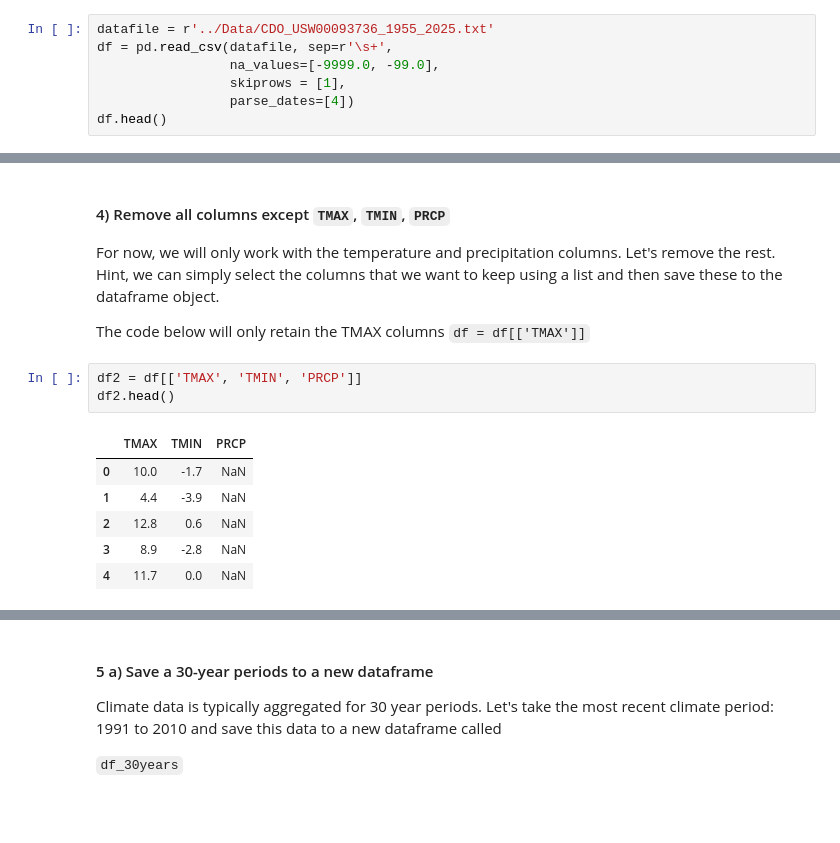
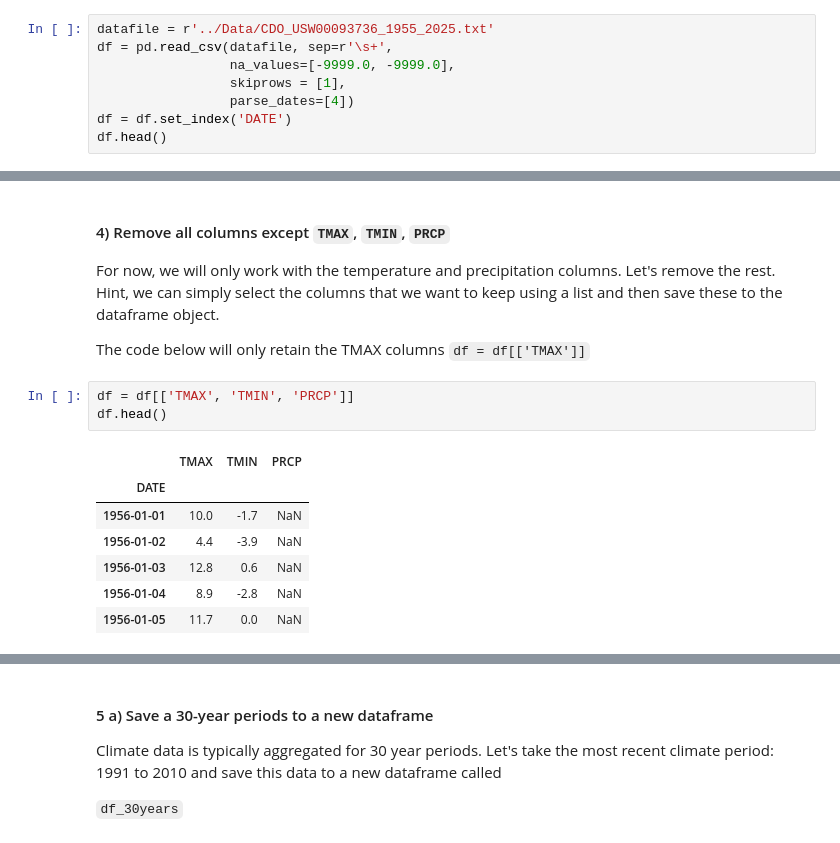
Before and after one commit to mncknight/ISAT_420_S26_Shared, a Jupyter notebook: W5_Pandas_Groupby_And_Timeseries/Code/w5_pandas_timerseries_practice.ipynb, the cells around one changed output, grey strips where cells are left out. Saved outputs shown, nothing was run; the diff lists cells and outputs as text; blank space fills up the shorter version.

```diff
--- a/W5_Pandas_Groupby_And_Timeseries/Code/w5_pandas_timerseries_practice.ipynb
+++ b/W5_Pandas_Groupby_And_Timeseries/Code/w5_pandas_timerseries_practice.ipynb
@@ -21,8 +22,9 @@ We want to make sure that dates are parsed and that missing values are replaced
 # %%
 datafile = r'../Data/CDO_USW00093736_1955_2025.txt'
 df = pd.read_csv(datafile, sep=r'\s+',
-                 na_values=[-9999.0, -99.0],
+                 na_values=[-9999.0, -9999.0],
                  skiprows = [1],
                  parse_dates=[4])
+df = df.set_index('DATE')
 df.head()
 # %% [output]
@@ -77,15 +80,16 @@ For now, we will only work with the temperature and precipitation columns. Let's
 The code below will only retain the TMAX columns
 `df = df[['TMAX']]`
 # %%
-df2 = df[['TMAX', 'TMIN', 'PRCP']]
-df2.head()
+df = df[['TMAX', 'TMIN', 'PRCP']]
+df.head()
 # %% [output]
 |  | TMAX | TMIN | PRCP |
-| 0 | 10.0 | -1.7 | NaN |
-| 1 | 4.4 | -3.9 | NaN |
-| 2 | 12.8 | 0.6 | NaN |
-| 3 | 8.9 | -2.8 | NaN |
-| 4 | 11.7 | 0.0 | NaN |
+| DATE |  |  |  |
+| 1956-01-01 | 10.0 | -1.7 | NaN |
+| 1956-01-02 | 4.4 | -3.9 | NaN |
+| 1956-01-03 | 12.8 | 0.6 | NaN |
+| 1956-01-04 | 8.9 | -2.8 | NaN |
+| 1956-01-05 | 11.7 | 0.0 | NaN |
 # %% [markdown]
 #### 5) Construct a climate diagram.
 
```
Also changed, not shown: parts of 9 cells of this notebook.
